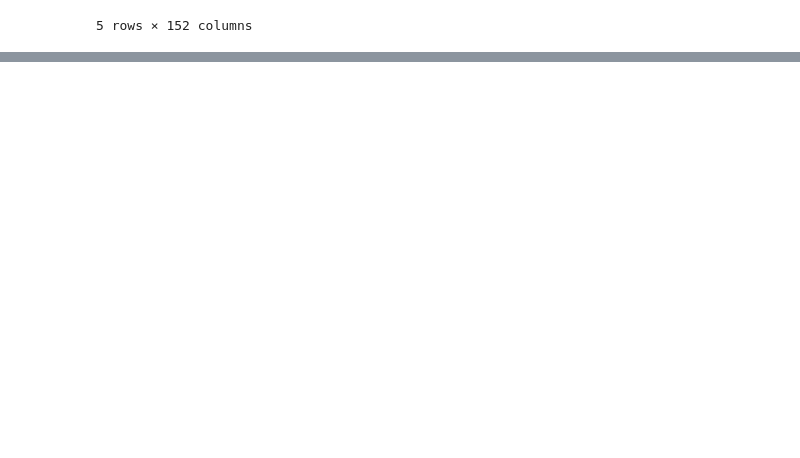
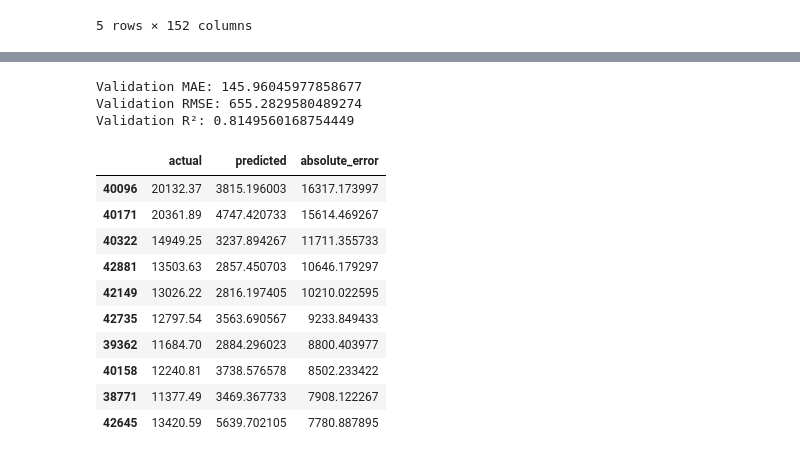
Before and after one commit to Mohammad-Aljafary/Freight-Rate-Prediction-Challenge, a Jupyter notebook: src/notebooks/exploration.ipynb, the cells around one changed output, grey strips where cells are left out. Saved outputs shown, nothing was run; the diff lists cells and outputs as text; code cells hidden in the pictures; blank space fills up the shorter version.

```diff
--- a/src/notebooks/exploration.ipynb
+++ b/src/notebooks/exploration.ipynb
@@ -279,0 +299,56 @@ Selected features: 70
+# %%
+# Separate validation features and target
+X_valid = valid_df.drop(columns=["posted_rate"])
+y_valid = valid_df["posted_rate"]
+
+# Keep only the features selected from the training set
+X_train_selected = X_train[selected_features]
+X_valid_selected = X_valid[selected_features]
+
+assert len(X_train_selected) == len(y_train)
+assert len(X_valid_selected) == len(y_valid)
+assert list(X_train_selected.columns) == list(X_valid_selected.columns)
+# %%
+from sklearn.ensemble import ExtraTreesRegressor
+from sklearn.metrics import mean_absolute_error, root_mean_squared_error, r2_score
+
+model = ExtraTreesRegressor(
+    n_estimators=500,
+    min_samples_leaf=2,
+    max_features=0.8,
+    random_state=42,
+    n_jobs=-1
+)
+
+model.fit(X_train_selected, y_train)
+
+valid_predictions = model.predict(X_valid_selected)
+
+print("Validation MAE:", mean_absolute_error(y_valid, valid_predictions))
+print("Validation RMSE:", root_mean_squared_error(y_valid, valid_predictions))
+print("Validation R²:", r2_score(y_valid, valid_predictions))
+# %% [output]
+Validation MAE: 145.96045977858677
+Validation RMSE: 655.2829580489274
+Validation R²: 0.8149560168754449
+# %%
+results = pd.DataFrame({
+    "actual": y_valid,
+    "predicted": valid_predictions
+})
+
+results["absolute_error"] = (results["actual"] - results["predicted"]).abs()
+
+results.sort_values("absolute_error", ascending=False).head(10)
+# %% [output]
+|  | actual | predicted | absolute_error |
+| 40096 | 20132.37 | 3815.196003 | 16317.173997 |
+| 40171 | 20361.89 | 4747.420733 | 15614.469267 |
+| 40322 | 14949.25 | 3237.894267 | 11711.355733 |
+| 42881 | 13503.63 | 2857.450703 | 10646.179297 |
+| 42149 | 13026.22 | 2816.197405 | 10210.022595 |
+| 42735 | 12797.54 | 3563.690567 | 9233.849433 |
+| 39362 | 11684.70 | 2884.296023 | 8800.403977 |
+| 40158 | 12240.81 | 3738.576578 | 8502.233422 |
+| 38771 | 11377.49 | 3469.367733 | 7908.122267 |
+| 42645 | 13420.59 | 5639.702105 | 7780.887895 |
```
Also changed, not shown: parts of 11 cells of this notebook, 1 other file.
